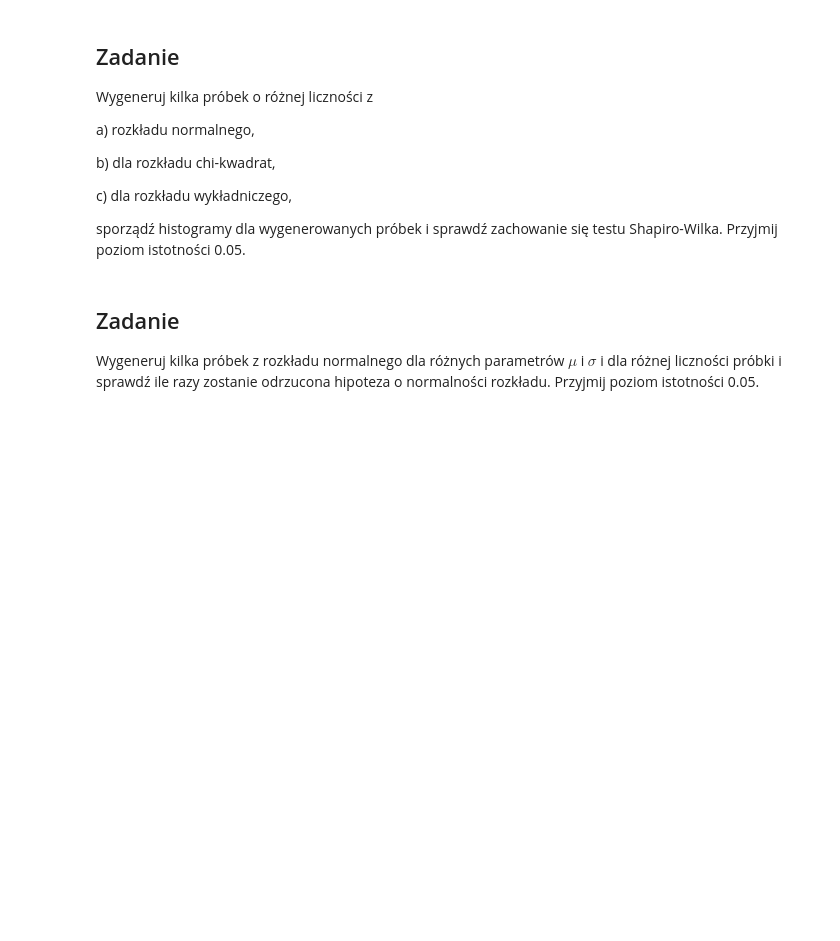
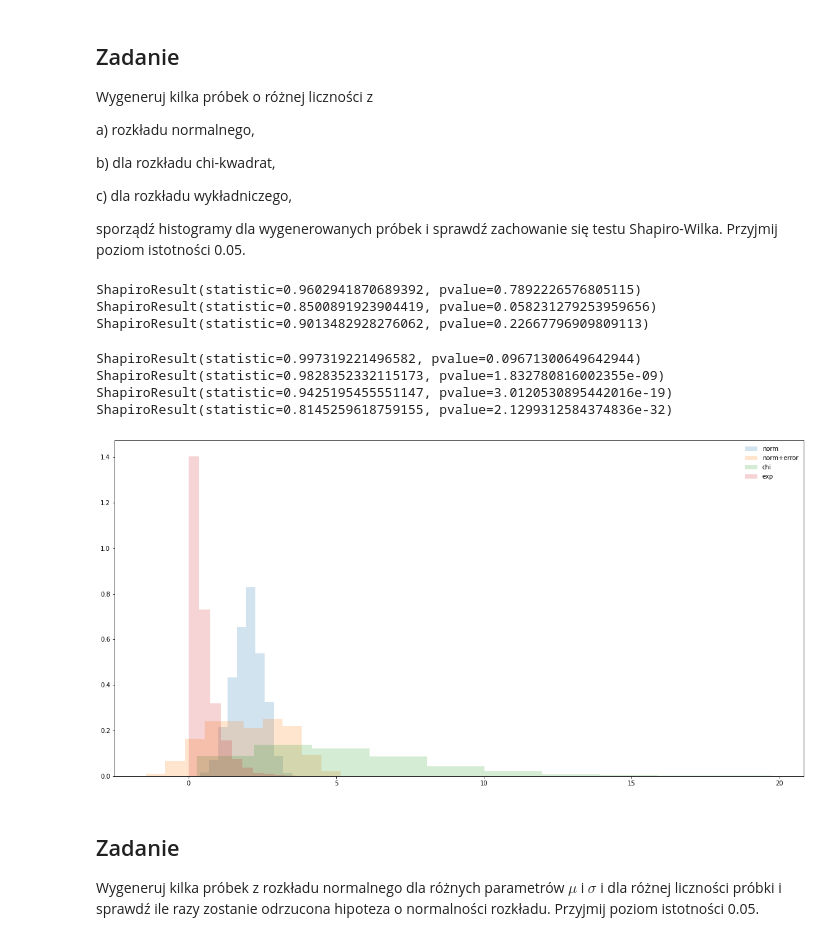
Before and after one commit to mdabrowski-phd/ds250223_stat, a Jupyter notebook: 03_statystyka/04_test_normalnosci.ipynb, the cells around one changed output. Cells and saved outputs as stored; diff of their text form; code cells hidden in the pictures; blank space fills up the shorter version.

```diff
--- a/03_statystyka/04_test_normalnosci.ipynb
+++ b/03_statystyka/04_test_normalnosci.ipynb
@@ -47,6 +45,44 @@ b) dla rozkładu chi-kwadrat,
 c) dla rozkładu wykładniczego,
 
 sporządź histogramy dla wygenerowanych próbek i sprawdź zachowanie się testu Shapiro-Wilka. Przyjmij poziom istotności 0.05.
+# %%
+n = 10
+norm = stats.norm.rvs(size=n, loc=2, scale=0.5)
+print(stats.shapiro(norm))
+chi = stats.chi2.rvs(size=n, df=5)
+print(stats.shapiro(chi))
+exp = stats.expon.rvs(size=n, scale=1/2)
+print(stats.shapiro(exp))
+# %% [output]
+ShapiroResult(statistic=0.9602941870689392, pvalue=0.7892226576805115)
+ShapiroResult(statistic=0.8500891923904419, pvalue=0.058231279253959656)
+ShapiroResult(statistic=0.9013482928276062, pvalue=0.22667796909809113)
+# %%
+n = 1000
+norm = stats.norm.rvs(size=n, loc=2, scale=0.5)
+print(stats.shapiro(norm))
+norm2 = stats.norm.rvs(size=n, loc=2, scale=0.5) + stats.uniform.rvs(size=n, loc=-2, scale=4)
+print(stats.shapiro(norm2))
+chi = stats.chi2.rvs(size=n, df=5)
+print(stats.shapiro(chi))
+exp = stats.expon.rvs(size=n, scale=1/2)
+print(stats.shapiro(exp))
+# %% [output]
+ShapiroResult(statistic=0.997319221496582, pvalue=0.09671300649642944)
+ShapiroResult(statistic=0.9828352332115173, pvalue=1.832780816002355e-09)
+ShapiroResult(statistic=0.9425195455551147, pvalue=3.0120530895442016e-19)
+ShapiroResult(statistic=0.8145259618759155, pvalue=2.1299312584374836e-32)
+# %%
+fig, ax = plt.subplots(1, 1, figsize=(20, 10))
+
+plt.hist(norm, histtype='stepfilled', alpha=0.2, density=True, label='norm')
+plt.hist(norm2, histtype='stepfilled', alpha=0.2, density=True, label='norm+error')
+plt.hist(chi, histtype='stepfilled', alpha=0.2, density=True, label='chi')
+plt.hist(exp, histtype='stepfilled', alpha=0.2, density=True, label='exp')
+ax.legend(loc='best', frameon=False)
+plt.show()
+# %% [output]
+[figure, added]
 # %% [markdown]
 ## Zadanie
 Wygeneruj kilka próbek z rozkładu normalnego dla różnych parametrów $\mu$ i $\sigma$ i dla różnej liczności próbki i sprawdź ile razy zostanie odrzucona hipoteza o normalności rozkładu. Przyjmij poziom istotności 0.05.
```
Also changed, not shown: parts of 25 cells of this notebook.
